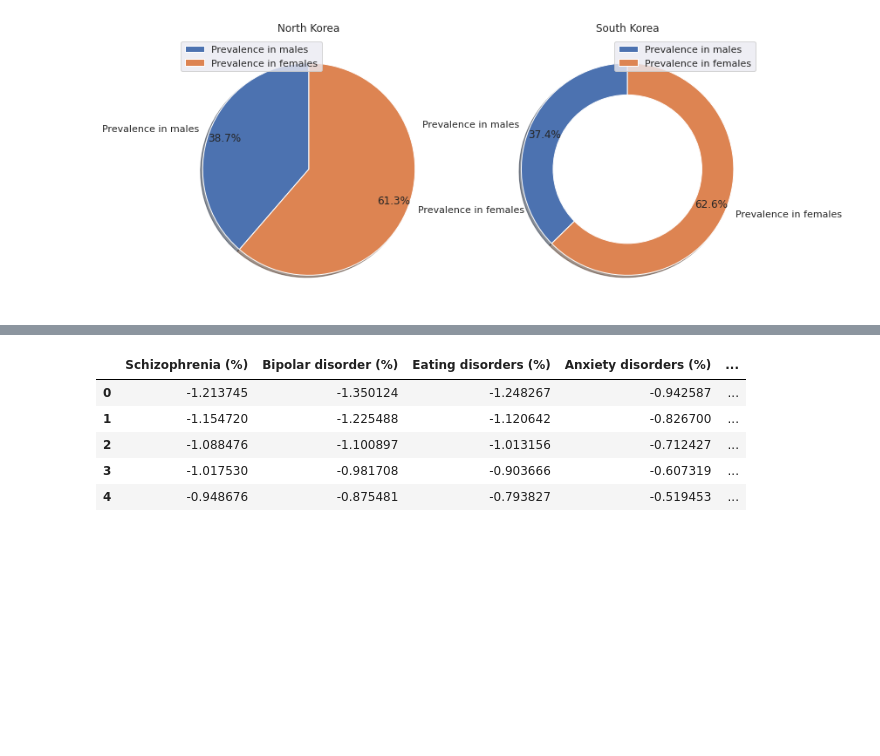
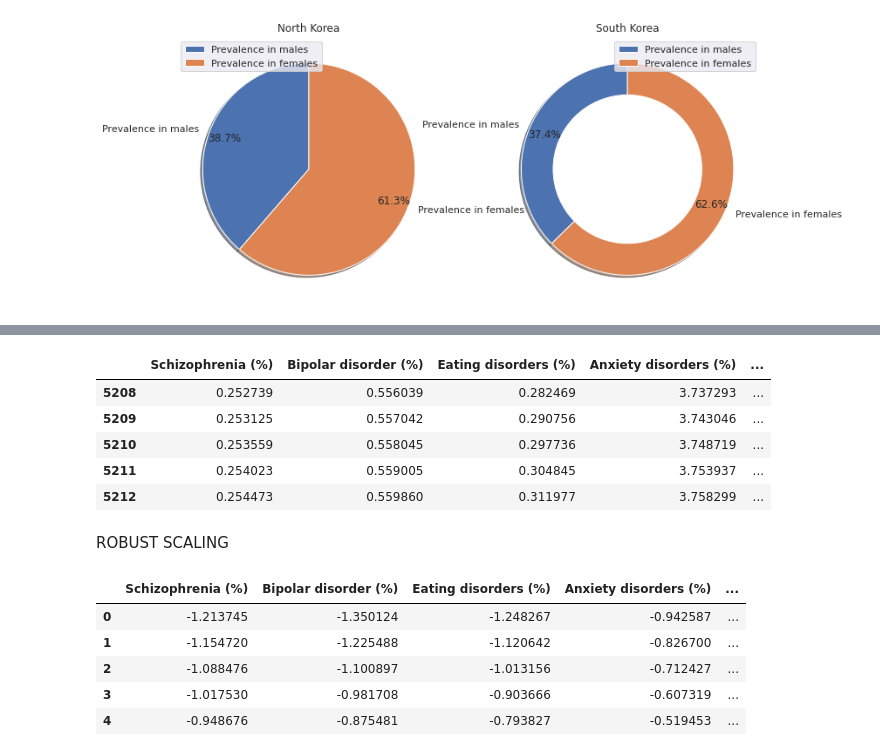
Before and after one commit to Eunjieater/DAP, a Jupyter notebook: FINAL_PROJECT.ipynb, the cells around one changed output, grey strips where cells are left out. Cells and saved outputs as stored; diff of their text form; code cells hidden in the pictures; blank space fills up the shorter version.

```diff
--- a/FINAL_PROJECT.ipynb
+++ b/FINAL_PROJECT.ipynb
@@ -202,23 +278,22 @@ plt.show()
 # %%
 #증상별에서는 조현병, 조울증, 섭식장애, 분노장애, 약물장애, 우울, 알코올 장애가 있는데
 #나는 여기서 연도에 따라서 증상별로 그래프를 그려 남한과 북한의 비율 차이를 알 것이고,
 #또한 어떤 것이 증가되고 어떤 것이 감소되었는지를 알 것이다.
 #상관계수를 통하여 증상 간 correlation coefficient가 어떤지도 볼 것이다. - Regression
-#이 때, 예로 south tables를 보면 0.2부터 3-4까지 있는 것을 볼 수 있다.
-#비슷하게 scaling을 해주고 싶고, 나는 양수값으로 scaling이 되길 원하며,
-# min-max scaling을 해주었다.
-#####scaling이 필요치 않음 -> 숫자 값만 빼줌
-#그리고 Entity와 Code는 string이고, encoding하면 오히려 복잡해질 것으로 생각했기 때문에 숫자값들로만
+
+#그리고 Entity와 Code는 string이지만, encoding하면 오히려 복잡해질 것으로 생각했기 때문에 숫자값들로만
 #Column-Slicing 해주었다.
-#나중에 concat 위해 year빼두기
-df_later_ny = df_disorder_north.loc[:, ['Year']]
-df_later_sy = df_disorder_south.loc[:, ['Year']]
+
 df_disorder_south_s = df_disorder_south.loc[:, 'Schizophrenia (%)':'Alcohol use disorders (%)']
 df_disorder_north_n = df_disorder_north.loc[:, 'Schizophrenia (%)':'Alcohol use disorders (%)']
-
-#df_disorder_south.head()
-df_later_ny.index = ['0', '1', '2', '3', '4', '5', '6', '7', '8', '9', '10', '11', '12', '13', '14', '15', '16', '17', '18',
-                     '19', '20', '21', '22', '23', '24', '25', '26', '27']
-df_later_sy.index = ['0', '1', '2', '3', '4', '5', '6', '7', '8', '9', '10', '11', '12', '13', '14', '15', '16', '17', '18',
-                     '19', '20', '21', '22', '23', '24', '25', '26', '27']
+df_disorder_south_s.head()
+# %% [output]
+|  | Schizophrenia (%) | Bipolar disorder (%) | Eating disorders (%) | Anxiety disorders (%) | ... |
+| 5208 | 0.252739 | 0.556039 | 0.282469 | 3.737293 | ... |
+| 5209 | 0.253125 | 0.557042 | 0.290756 | 3.743046 | ... |
+| 5210 | 0.253559 | 0.558045 | 0.297736 | 3.748719 | ... |
+| 5211 | 0.254023 | 0.559005 | 0.304845 | 3.753937 | ... |
+| 5212 | 0.254473 | 0.559860 | 0.311977 | 3.758299 | ... |
+# %% [markdown]
+ROBUST SCALING
 # %%
```
Also changed, not shown: parts of 40 cells of this notebook.
